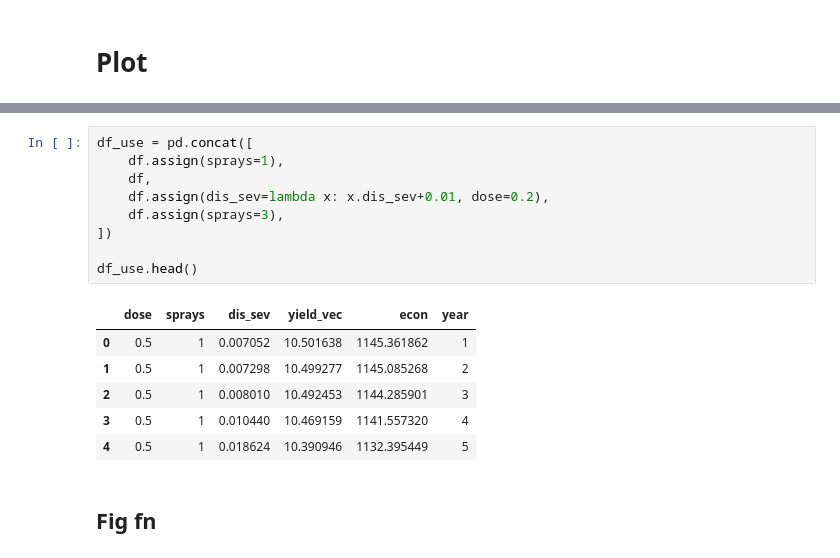
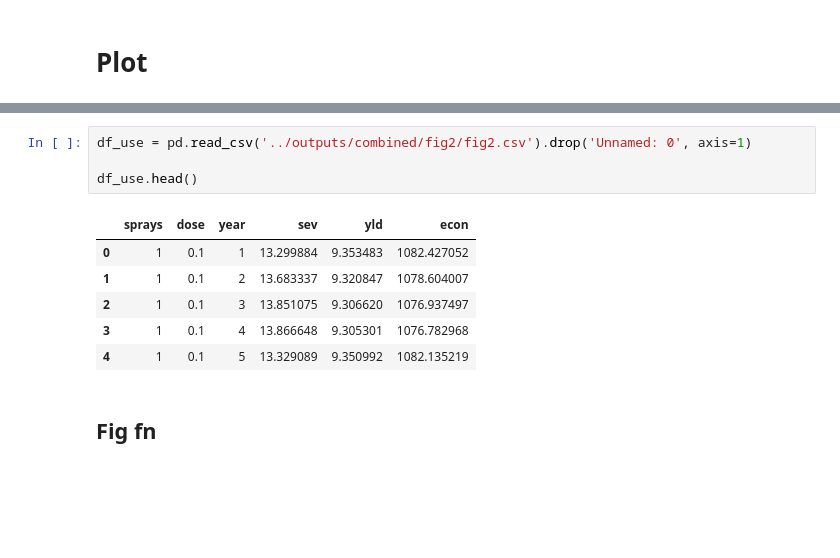
Before and after one commit to nt409/quant-res-doses, a Jupyter notebook: notebooks/102_fig2.ipynb, the cells around one changed output, grey strips where cells are left out. Saved outputs shown, nothing was run; the diff lists cells and outputs as text; blank space fills up the shorter version.

```diff
--- a/notebooks/102_fig2.ipynb
+++ b/notebooks/102_fig2.ipynb
@@ -113,19 +82,14 @@ df = pd.DataFrame(dict(
-# %%
-df_use = pd.concat([
-    df.assign(sprays=1),
-    df,
-    df.assign(dis_sev=lambda x: x.dis_sev+0.01, dose=0.2),
-    df.assign(sprays=3),
-])
-
-df_use.head()
-# %% [output]
-|  | dose | sprays | dis_sev | yield_vec | econ | year |
-| 0 | 0.5 | 1 | 0.007052 | 10.501638 | 1145.361862 | 1 |
-| 1 | 0.5 | 1 | 0.007298 | 10.499277 | 1145.085268 | 2 |
-| 2 | 0.5 | 1 | 0.008010 | 10.492453 | 1144.285901 | 3 |
-| 3 | 0.5 | 1 | 0.010440 | 10.469159 | 1141.557320 | 4 |
-| 4 | 0.5 | 1 | 0.018624 | 10.390946 | 1132.395449 | 5 |
+# %%
+df_use = pd.read_csv('../outputs/combined/fig2/fig2.csv').drop('Unnamed: 0', axis=1)
+
+df_use.head()
+# %% [output]
+|  | sprays | dose | year | sev | yld | econ |
+| 0 | 1 | 0.1 | 1 | 13.299884 | 9.353483 | 1082.427052 |
+| 1 | 1 | 0.1 | 2 | 13.683337 | 9.320847 | 1078.604007 |
+| 2 | 1 | 0.1 | 3 | 13.851075 | 9.306620 | 1076.937497 |
+| 3 | 1 | 0.1 | 4 | 13.866648 | 9.305301 | 1076.782968 |
+| 4 | 1 | 0.1 | 5 | 13.329089 | 9.350992 | 1082.135219 |
 # %% [markdown]
 ## Fig fn
 # %%
```
Also changed, not shown: parts of 10 cells of this notebook, 3 other files.
